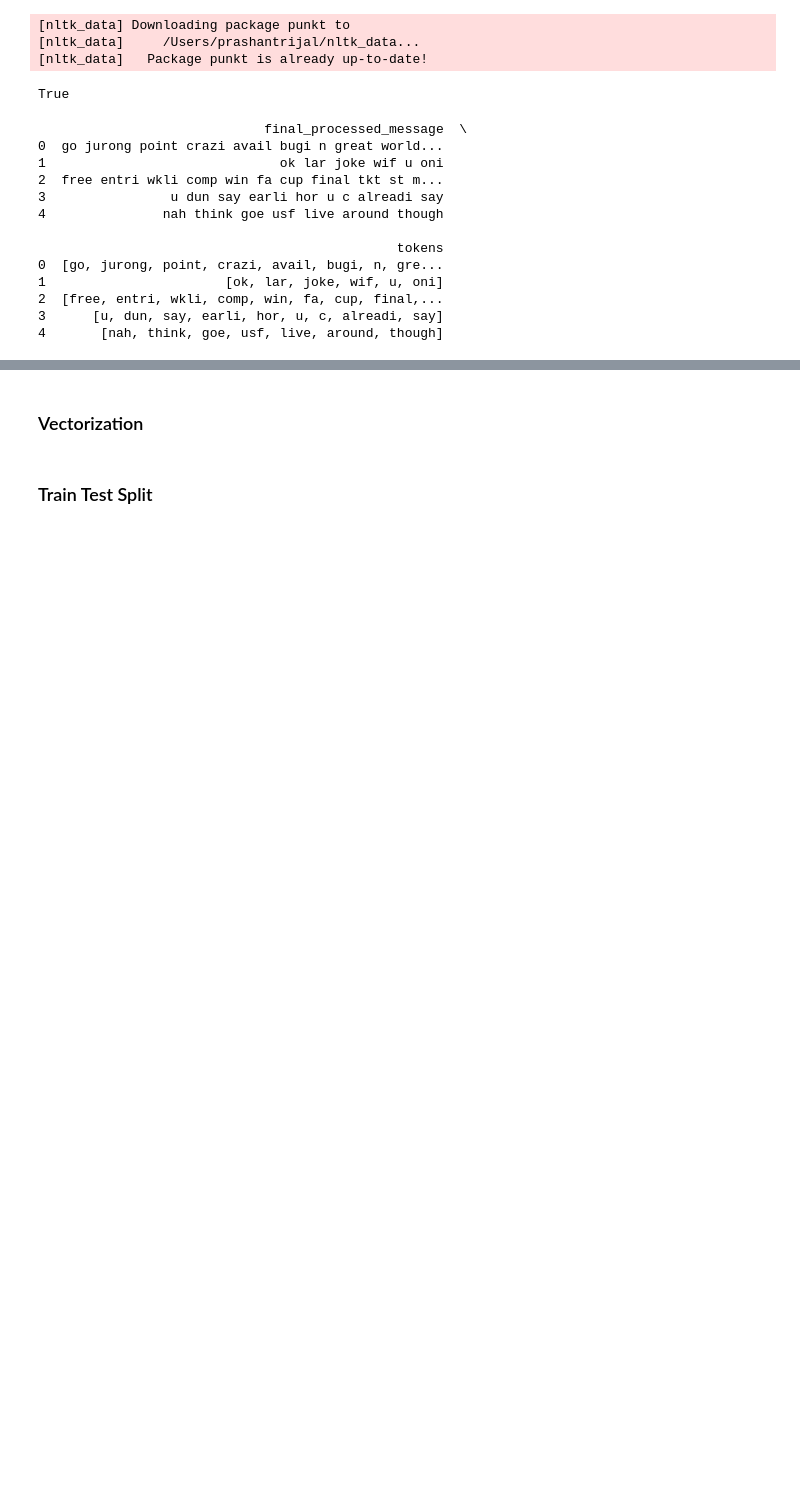
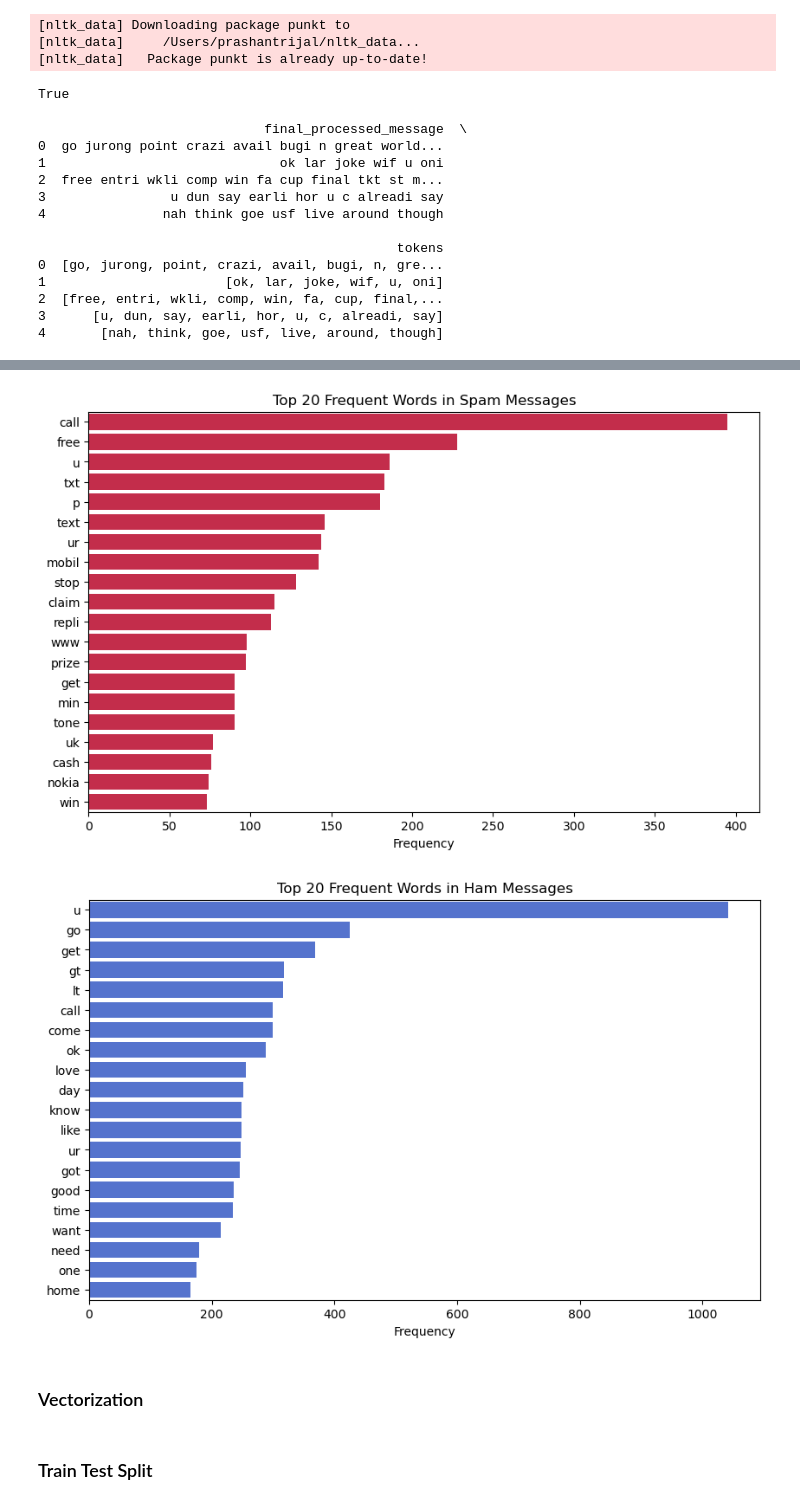
Before and after one commit to Prashant-Rijal-dev/UCI_Spam_Detection, a Jupyter notebook: SMS_Spam_Detection.ipynb, the cells around one changed output, grey strips where cells are left out. Saved outputs shown, nothing was run; the diff lists cells and outputs as text; code cells hidden in the pictures; blank space fills up the shorter version.

```diff
--- a/SMS_Spam_Detection.ipynb
+++ b/SMS_Spam_Detection.ipynb
@@ -170,6 +192,30 @@ data.head()
 | 2 | 0 | Free entry in 2 a wkly comp to wi... | free entry in a wkly comp to win ... | free entri wkli comp win fa cup f... | [free, entri, wkli, comp, win, fa... |
 | 3 | 1 | U dun say so early hor... U c alr... | u dun say so early hor u c alread... | u dun say earli hor u c alreadi say | [u, dun, say, earli, hor, u, c, a... |
 | 4 | 1 | Nah I don't think he goes to usf,... | nah i don t think he goes to usf ... | nah think goe usf live around though | [nah, think, goe, usf, live, arou... |
+# %%
+from collections import Counter
+
+def plot_top_words(label_value, title, color):
+    # Flatten the list of tokens for the specific label
+    all_words = [word for tokens in data[data['label'] == label_value]['tokens'] for word in tokens]
+    word_freq = Counter(all_words).most_common(20)
+
+    words, counts = zip(*word_freq)
+
+    plt.figure(figsize=(10, 6))
+    sns.barplot(x=list(counts), y=list(words), color=color)
+    plt.title(title)
+    plt.xlabel('Frequency')
+    plt.show()
+
+# Top 20 words in Spam
+plot_top_words(0, 'Top 20 Frequent Words in Spam Messages', 'crimson')
+
+# Top 20 words in Ham
+plot_top_words(1, 'Top 20 Frequent Words in Ham Messages', 'royalblue')
+# %% [output]
+[figure, added]
+[figure, added]
 # %% [markdown]
 ### Vectorization
 # %%
```
Also changed, not shown: parts of 11 cells of this notebook, 13 other files.
